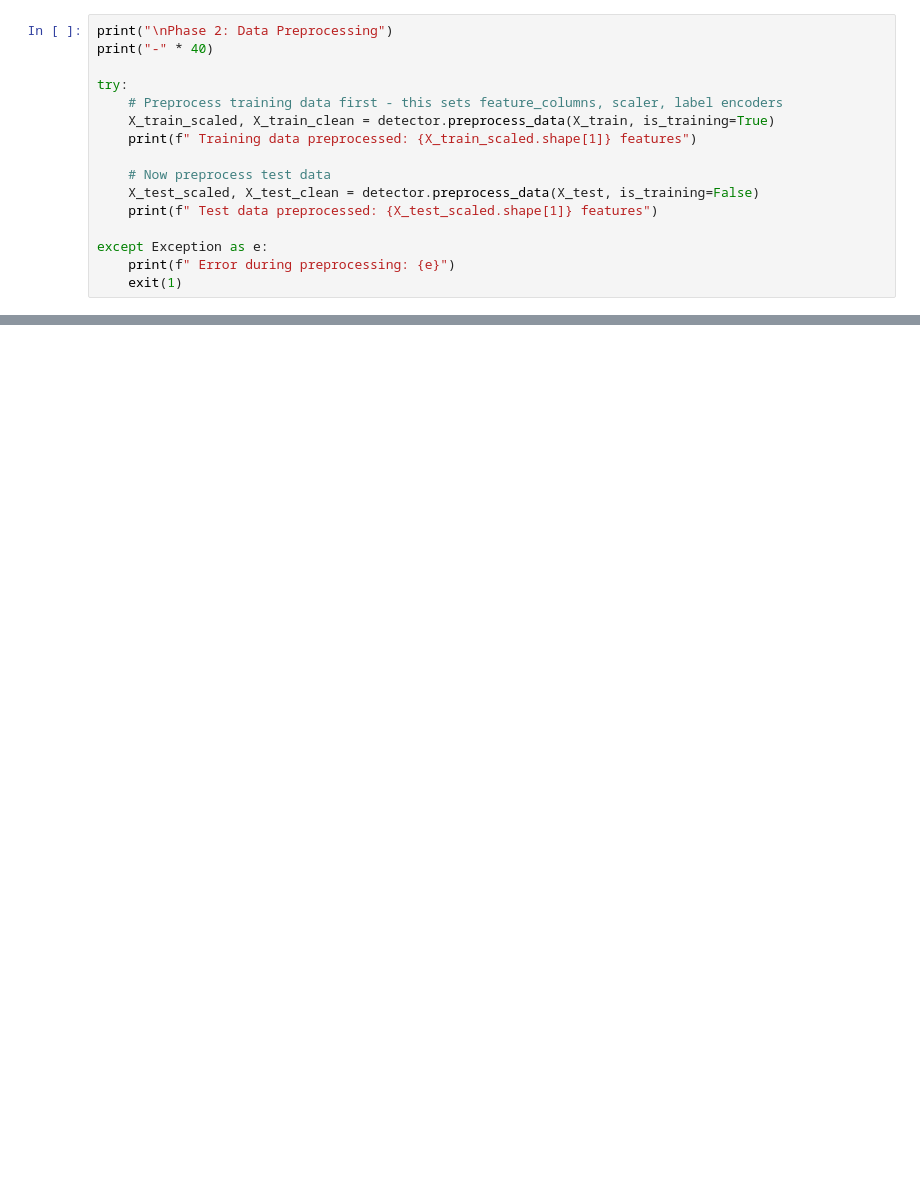
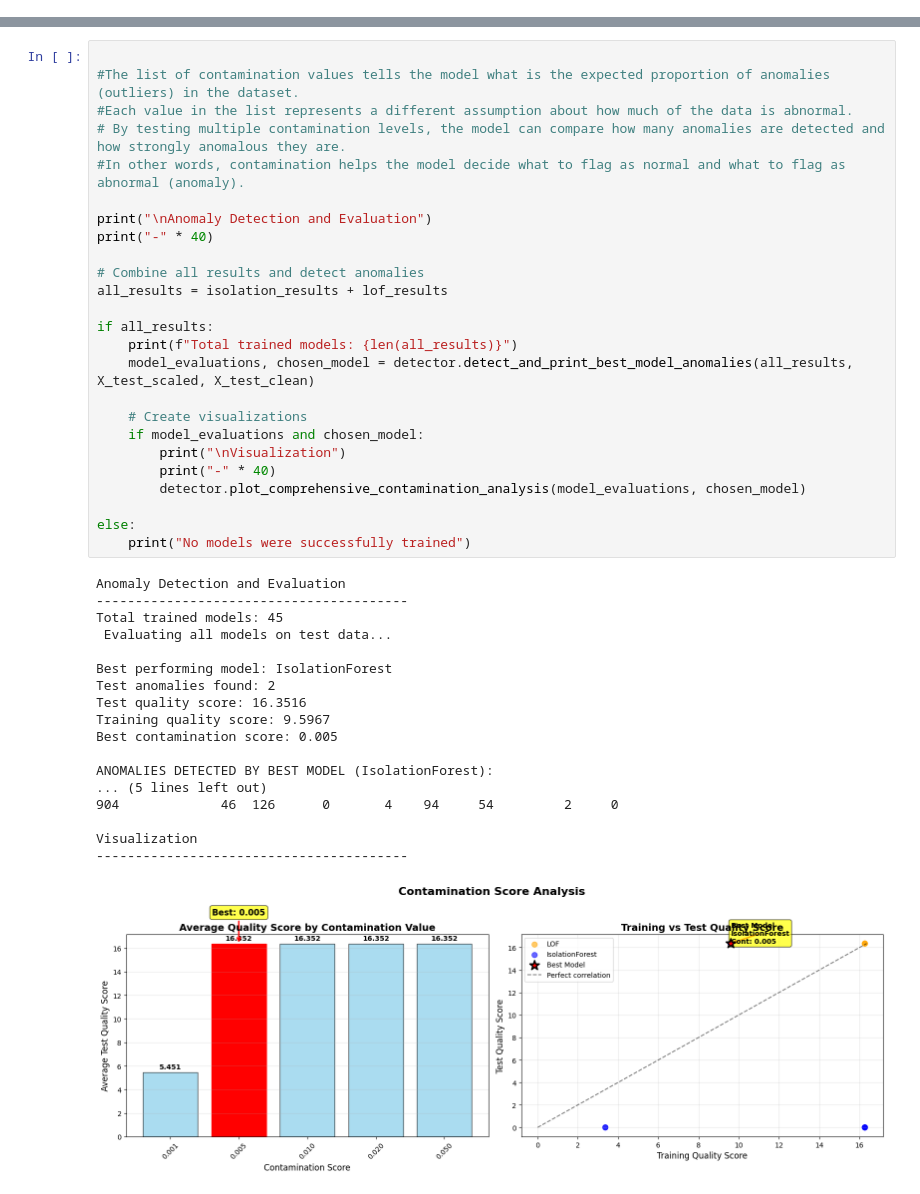
Before and after one commit to Keysight-Cybersecurity/Anomaly-detection, a Jupyter notebook: ReplayAttack.ipynb, the cells around one changed output, grey strips where cells are left out. Drawn from its saved outputs; the diff is of its cells as text; blank space fills up the shorter version.

Commit message:
Model prediction on replay attack

```diff
--- a/ReplayAttack.ipynb
+++ b/ReplayAttack.ipynb
@@ -434,16 +502,0 @@ Phase 1: Loading and Splitting Data
-# %%
-print("\nPhase 2: Data Preprocessing")
-print("-" * 40)
-
-try:
-    # Preprocess training data first - this sets feature_columns, scaler, label encoders
-    X_train_scaled, X_train_clean = detector.preprocess_data(X_train, is_training=True)
-    print(f" Training data preprocessed: {X_train_scaled.shape[1]} features")
-
-    # Now preprocess test data
-    X_test_scaled, X_test_clean = detector.preprocess_data(X_test, is_training=False)
-    print(f" Test data preprocessed: {X_test_scaled.shape[1]} features")
-
-except Exception as e:
-    print(f" Error during preprocessing: {e}")
-    exit(1)
@@ -493,0 +503,44 @@ ANALYSIS COMPLETE
+# %%
+
+#The list of contamination values tells the model what is the expected proportion of anomalies (outliers) in the dataset.
+#Each value in the list represents a different assumption about how much of the data is abnormal.
+# By testing multiple contamination levels, the model can compare how many anomalies are detected and how strongly anomalous they are.
+#In other words, contamination helps the model decide what to flag as normal and what to flag as abnormal (anomaly).
+
+print("\nAnomaly Detection and Evaluation")
+print("-" * 40)
+
+# Combine all results and detect anomalies
+all_results = isolation_results + lof_results
+
+if all_results:
+    print(f"Total trained models: {len(all_results)}")
+    model_evaluations, chosen_model = detector.detect_and_print_best_model_anomalies(all_results, X_test_scaled, X_test_clean)
+
+    # Create visualizations
+    if model_evaluations and chosen_model:
+        print("\nVisualization")
+        print("-" * 40)
+        detector.plot_comprehensive_contamination_analysis(model_evaluations, chosen_model)
+
+else:
+    print("No models were successfully trained")
+# %% [output]
+Anomaly Detection and Evaluation
+----------------------------------------
+Total trained models: 45
+ Evaluating all models on test data...
+
+Best performing model: IsolationForest
+Test anomalies found: 2
+Test quality score: 16.3516
+Training quality score: 9.5967
+Best contamination score: 0.005
+
+ANOMALIES DETECTED BY BEST MODEL (IsolationForest):
+... (5 lines left out)
+904             46  126      0       4    94     54         2     0
+
+Visualization
+----------------------------------------
+[figure, added]
```
Also changed, not shown: parts of 9 cells of this notebook.
